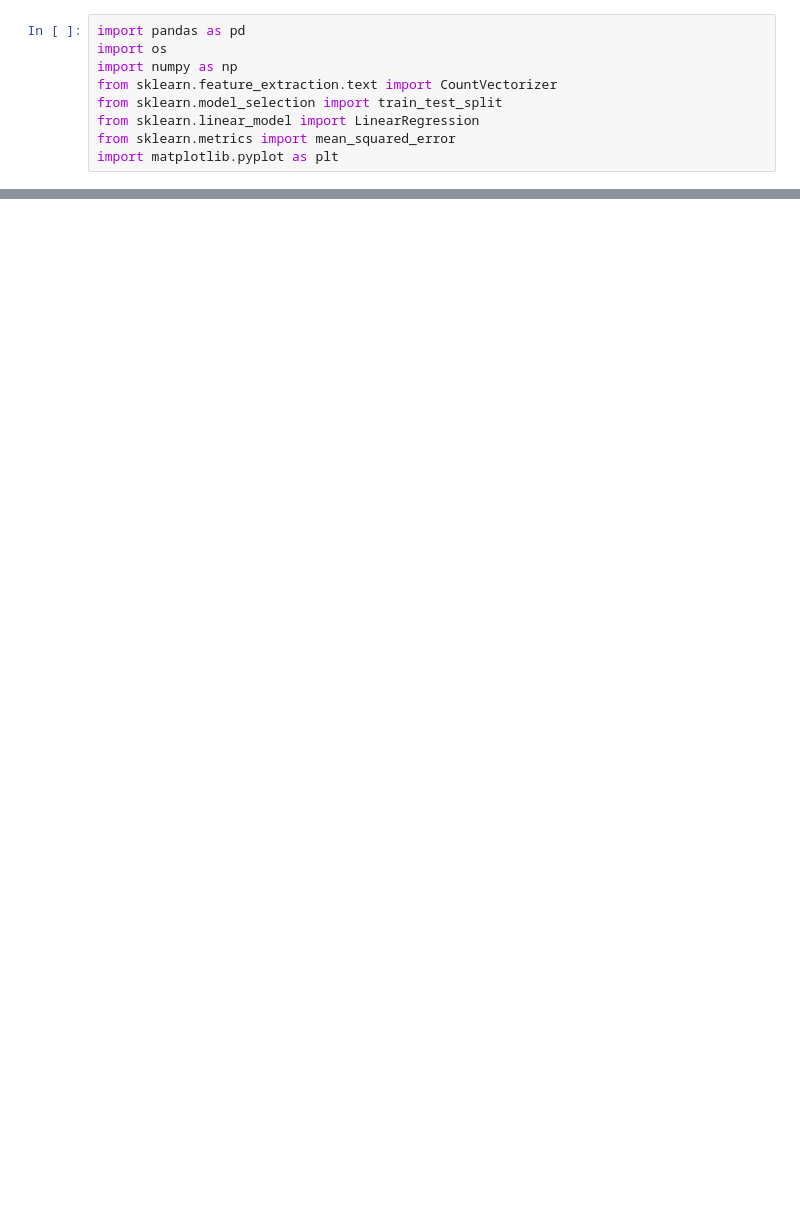
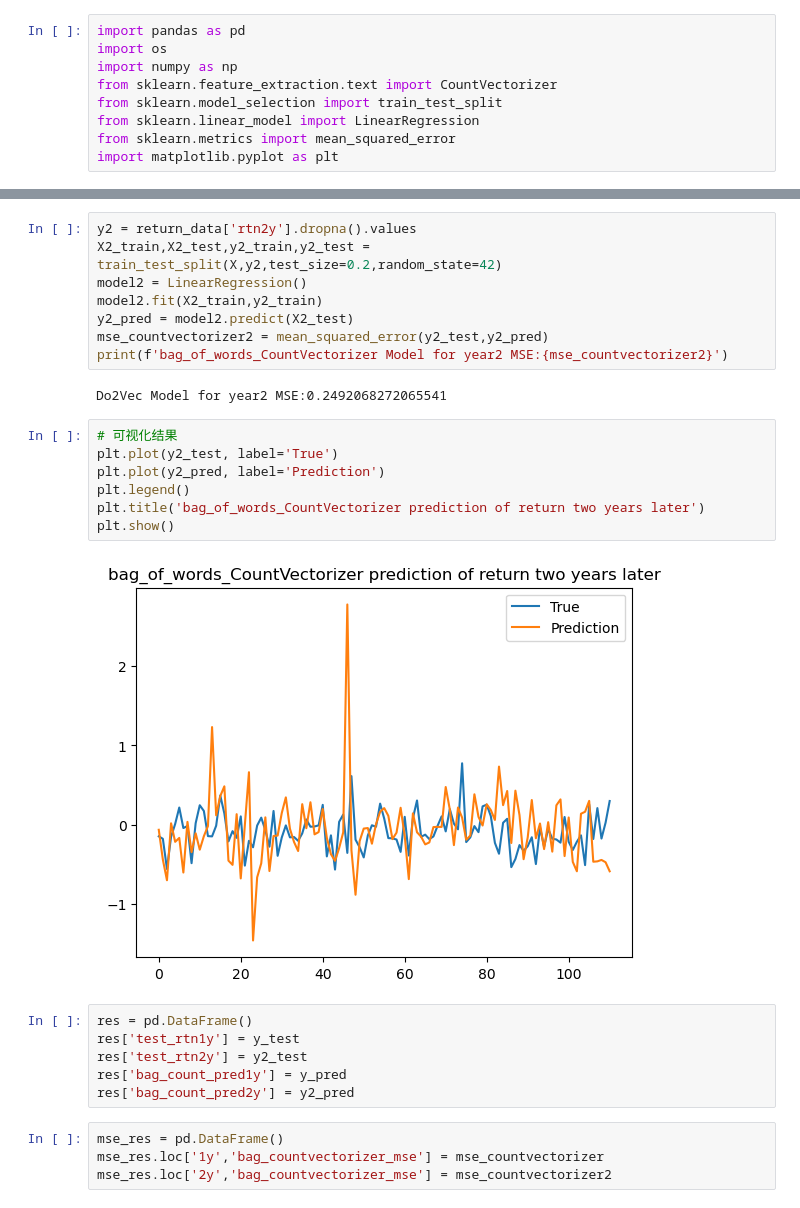
Before and after one commit to online727/DataMining-Optimization, a Jupyter notebook: zyz/bag_of_words_CountVectorizer.ipynb, the cells around one changed output, grey strips where cells are left out. Drawn from its saved outputs; the diff is of its cells as text; blank space fills up the shorter version.

```diff
--- a/zyz/bag_of_words_CountVectorizer.ipynb
+++ b/zyz/bag_of_words_CountVectorizer.ipynb
@@ -78,0 +80,29 @@ plt.show()
+# %%
+y2 = return_data['rtn2y'].dropna().values
+X2_train,X2_test,y2_train,y2_test = train_test_split(X,y2,test_size=0.2,random_state=42)
+model2 = LinearRegression()
+model2.fit(X2_train,y2_train)
+y2_pred = model2.predict(X2_test)
+mse_countvectorizer2 = mean_squared_error(y2_test,y2_pred)
+print(f'bag_of_words_CountVectorizer Model for year2 MSE:{mse_countvectorizer2}')
+# %% [output]
+Do2Vec Model for year2 MSE:0.2492068272065541
+# %%
+# 可视化结果
+plt.plot(y2_test, label='True')
+plt.plot(y2_pred, label='Prediction')
+plt.legend()
+plt.title('bag_of_words_CountVectorizer prediction of return two years later')
+plt.show()
+# %% [output]
+[figure, added]
+# %%
+res = pd.DataFrame()
+res['test_rtn1y'] = y_test
+res['test_rtn2y'] = y2_test
+res['bag_count_pred1y'] = y_pred
+res['bag_count_pred2y'] = y2_pred
+# %%
+mse_res = pd.DataFrame()
+mse_res.loc['1y','bag_countvectorizer_mse'] = mse_countvectorizer
+mse_res.loc['2y','bag_countvectorizer_mse'] = mse_countvectorizer2
```
Also changed, not shown: parts of 4 cells of this notebook, 8 other files.
